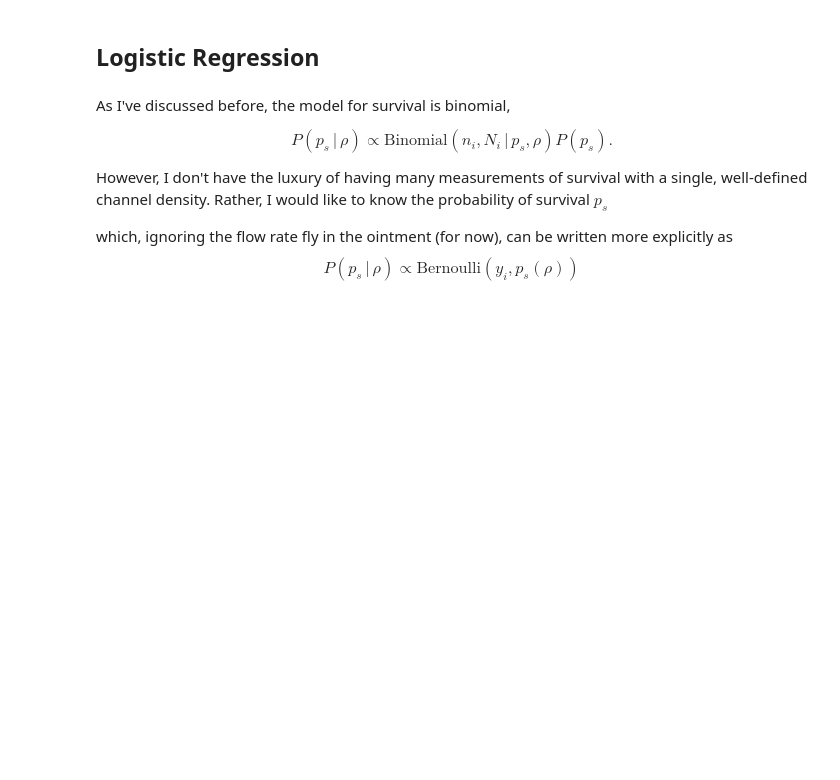
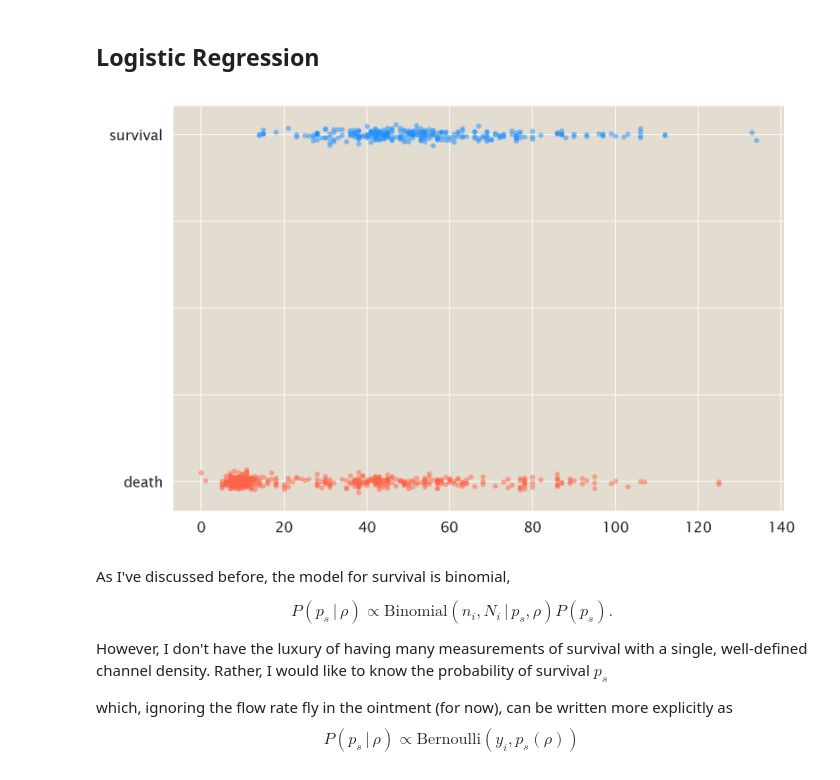
Before and after one commit to RPGroup-PBoC/mscl_survival, a Jupyter notebook: code/analysis.ipynb, the cells around one changed output. Cells and saved outputs as stored; diff of their text form; code cells hidden in the pictures; blank space fills up the shorter version.

```diff
--- a/code/analysis.ipynb
+++ b/code/analysis.ipynb
@@ -308,24 +298,2 @@ ax.set_ylim([-0.05, 1])
-# %%
-%%opts Curve [show_grid=True, width=800, height=400]
-%%opts Curve (line_alpha=0.75, line_width=2)
-%%opts Scatter (size=8)
-%%opts ErrorBars (line_width=1)
-
-# Include some information about the shock group.
-shock_data.loc[shock_data['flow_rate'] < 1.0, 'shock_group'] = 'slow'
-shock_data.loc[shock_data['flow_rate'] >= 1.0, 'shock_group'] = 'slow'
-
-# Bin the data in units of density.
-channel_bin = 15
-binned_data = bin_by_channel(shock_data, channel_bin=channel_bin)
-binned_data = binned_data.sort_values(by='channel_density')
-stats = binned_data.groupby(['shock_group', 'bin_number']).apply(compute_stats)
-stats.sort_values(by=['mean_chan'], inplace=True)
-stats.reset_index(inplace=True)
-
-scatter = hv.Scatter(stats, kdims=['mean_chan'], vdims=['prob', 'shock_group']).groupby('shock_group')
-errors = hv.ErrorBars(stats, kdims=['mean_chan', 'prob'], vdims=['err', 'err', 'shock_group']).groupby('shock_group')
-curve = hv.Curve(stats, kdims=['mean_chan'], vdims=['prob', 'err', 'shock_group']).groupby('shock_group')
-(curve.overlay('shock_group') * scatter.overlay('shock_group') * errors.overlay('shock_group'))
 # %% [markdown]
 ## Logistic Regression
@@ -348,3 +300,25 @@ def logit(val):
+# %%
+# Plot the rugplot of survival and death for everything.
+grouped = shock_data.groupby('survival')
+markers = {True: 'v', False: '^'}
+colors = {True: 'dodgerblue', False:'tomato'}
+
+# Set up the figure.
+fig, ax = plt.subplots(1,1, figsize=(6, 4))
+for g, d in grouped:
+    ax.plot(d['channel_density'], d['survival'].astype(int) + np.random.normal(scale=0.01, size=len(d)), color=colors[g],
+           marker='.', alpha=0.5, linestyle='None')
+density = np.linspace(0, 150, 500)
+
+# make a fake probability curve
+theo = 1 / (1 + np.exp(-(-10 + 0.13*density)))
+# ax.plot(density, theo, color='g')
+ax.set_yticks([0, .25, .5, .75, 1])
+ax.set_yticklabels(['death', '', '', '', 'survival'])
+# ax.set_ylabel('probability of survival', x=-1, color='g')
+plt.savefig('../figs/analysis/rugplot.pdf', bbox_inches='tight')
+# %% [output]
+[figure, added]
 # %% [markdown]
 As I've discussed before, the model for survival is binomial,
 
```
Also changed, not shown: parts of 25 cells of this notebook, 3 other files.
